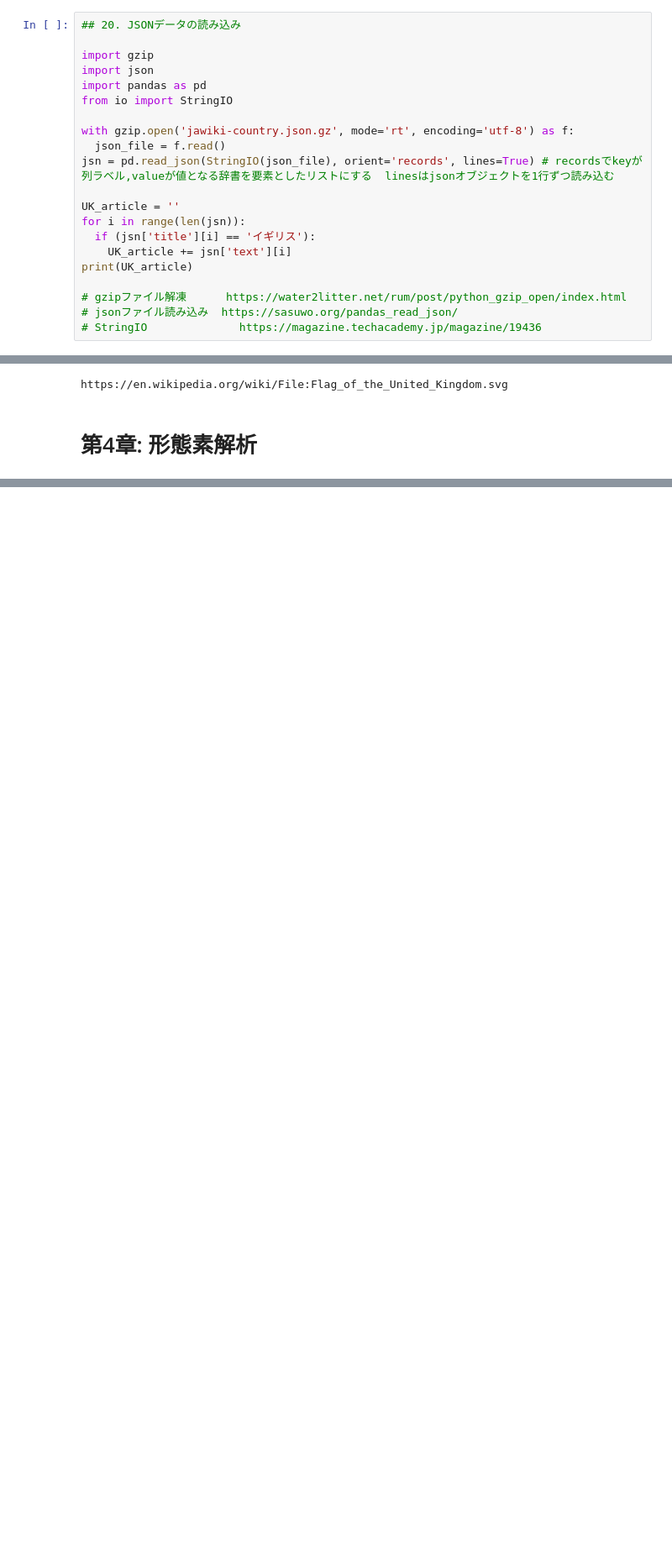
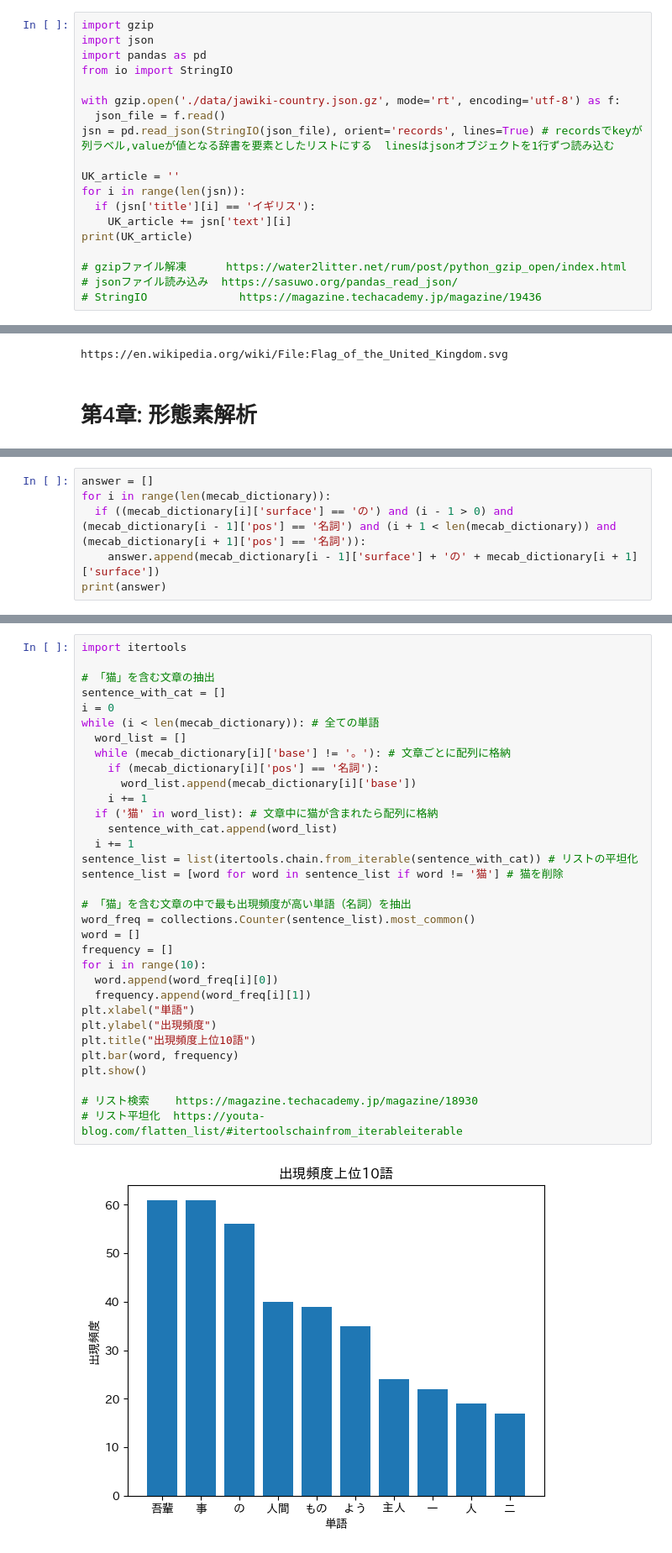
Before and after one commit to j329nish/100knocks, a Jupyter notebook: 100knocks.ipynb, the cells around one changed output, grey strips where cells are left out. Shown at 84% size. Cells and saved outputs as stored; diff of their text form; blank space fills up the shorter version.

```diff
--- a/100knocks.ipynb
+++ b/100knocks.ipynb
@@ -322,12 +327,10 @@ Sarah   F       1288    1880
 # %%
-## 20. JSONデータの読み込み
-
 import gzip
 import json
 import pandas as pd
 from io import StringIO
 
-with gzip.open('jawiki-country.json.gz', mode='rt', encoding='utf-8') as f:
+with gzip.open('./data/jawiki-country.json.gz', mode='rt', encoding='utf-8') as f:
   json_file = f.read()
 jsn = pd.read_json(StringIO(json_file), orient='records', lines=True) # recordsでkeyが列ラベル,valueが値となる辞書を要素としたリストにする  linesはjsonオブジェクトを1行ずつ読み込む
 
@@ -527,0 +596,6 @@ https://en.wikipedia.org/wiki/File:Flag_of_the_United_Kingdom.svg
+# %%
+answer = []
+for i in range(len(mecab_dictionary)):
+  if ((mecab_dictionary[i]['surface'] == 'の') and (i - 1 > 0) and (mecab_dictionary[i - 1]['pos'] == '名詞') and (i + 1 < len(mecab_dictionary)) and (mecab_dictionary[i + 1]['pos'] == '名詞')):
+    answer.append(mecab_dictionary[i - 1]['surface'] + 'の' + mecab_dictionary[i + 1]['surface'])
+print(answer)
@@ -527,0 +678,35 @@ https://en.wikipedia.org/wiki/File:Flag_of_the_United_Kingdom.svg
+# %%
+import itertools
+
+# 「猫」を含む文章の抽出
+sentence_with_cat = []
+i = 0
+while (i < len(mecab_dictionary)): # 全ての単語
+  word_list = []
+  while (mecab_dictionary[i]['base'] != '。'): # 文章ごとに配列に格納
+    if (mecab_dictionary[i]['pos'] == '名詞'):
+      word_list.append(mecab_dictionary[i]['base'])
+    i += 1
+  if ('猫' in word_list): # 文章中に猫が含まれたら配列に格納
+    sentence_with_cat.append(word_list)
+  i += 1
+sentence_list = list(itertools.chain.from_iterable(sentence_with_cat)) # リストの平坦化
+sentence_list = [word for word in sentence_list if word != '猫'] # 猫を削除
+
+# 「猫」を含む文章の中で最も出現頻度が高い単語（名詞）を抽出
+word_freq = collections.Counter(sentence_list).most_common()
+word = []
+frequency = []
+for i in range(10):
+  word.append(word_freq[i][0])
+  frequency.append(word_freq[i][1])
+plt.xlabel("単語")
+plt.ylabel("出現頻度")
+plt.title("出現頻度上位10語")
+plt.bar(word, frequency)
+plt.show()
+
+# リスト検索    https://magazine.techacademy.jp/magazine/18930
+# リスト平坦化  https://youta-blog.com/flatten_list/#itertoolschainfrom_iterableiterable
+# %% [output]
+[figure, added]
```
Also changed, not shown: parts of 81 cells of this notebook, 1 other file.
